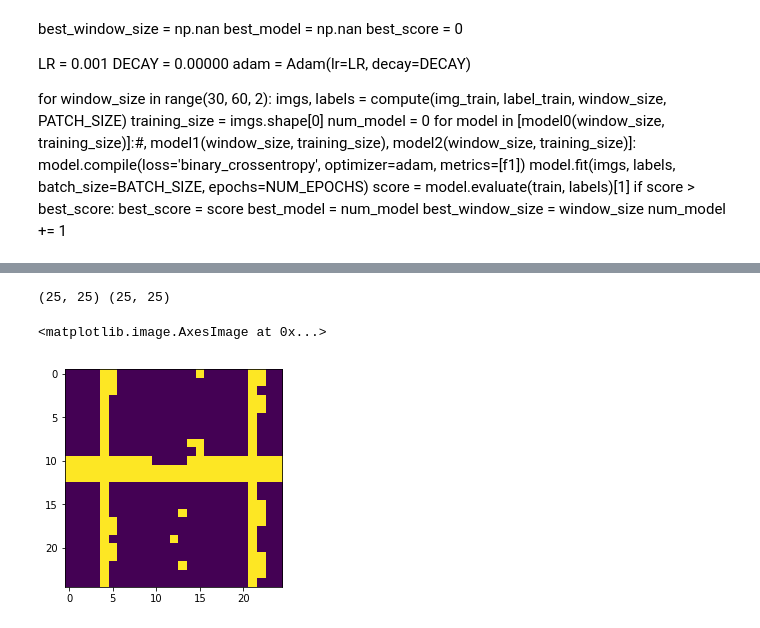
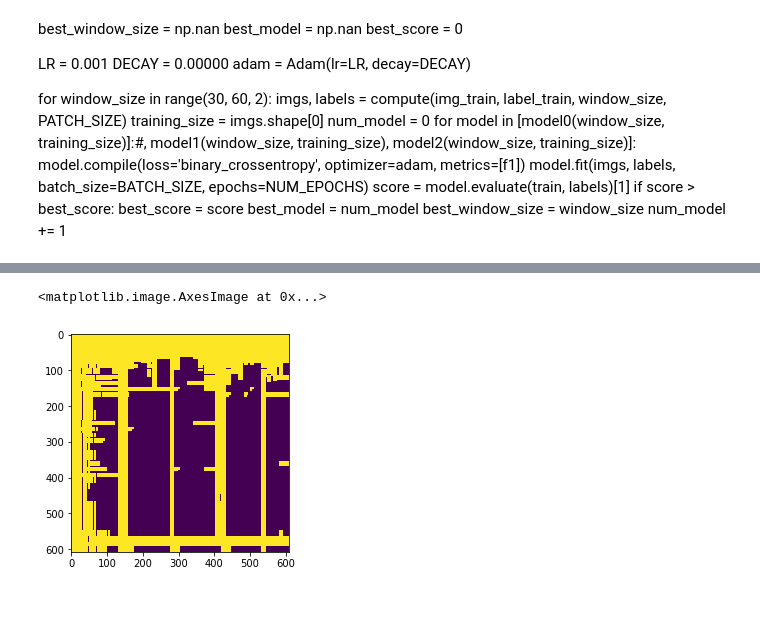
Before and after one commit to ntalabot/EPFML_Project2, a Jupyter notebook: matt_test2.ipynb, the cells around one changed output, grey strips where cells are left out. Saved outputs shown, nothing was run; the diff lists cells and outputs as text; code cells hidden in the pictures.

Commit message:
morphological shitshitshit putain

```diff
--- a/matt_test2.ipynb
+++ b/matt_test2.ipynb
@@ -470,15 +748,18 @@ def fill_holes(list_):
-# %%
-L = []
-C = []
-for i in range(25):
-    L += [check_road(labeled[i, :])]
-    C += [check_road(labeled[:, i])]
-L = np.asarray(L)
-C = np.asarray(C).T
-print(L.shape, C.shape)
-roads = (L+C).astype(int)
-plt.imshow(roads)
-# %% [output]
-(25, 25) (25, 25)
-<matplotlib.image.AxesImage at 0x...>
-[figure, removed]
+# %%
+import cv2
+
+kernel = np.ones((5,5))
+k2 = np.ones((20,20))
+k3 = cv2.getStructuringElement(cv2.MORPH_ELLIPSE,(5,5))
+
+closing = cv2.morphologyEx(pred.astype(np.float32), cv2.MORPH_CLOSE, k2)
+erosion = cv2.erode(closing, kernel, iterations = 1)
+opening = cv2.morphologyEx(erosion, cv2.MORPH_OPEN, kernel)
+# %%
+a = np.asarray(remove_small_pieces(detect_roads([erosion], best_params[1], best_params[2]), best_params[0]))
+a[a > 0] = 1
+# %%
+plt.imshow(a[0].T)
+# %% [output]
+<matplotlib.image.AxesImage at 0x...>
+[figure, added]
```
Also changed, not shown: parts of 27 cells of this notebook.
